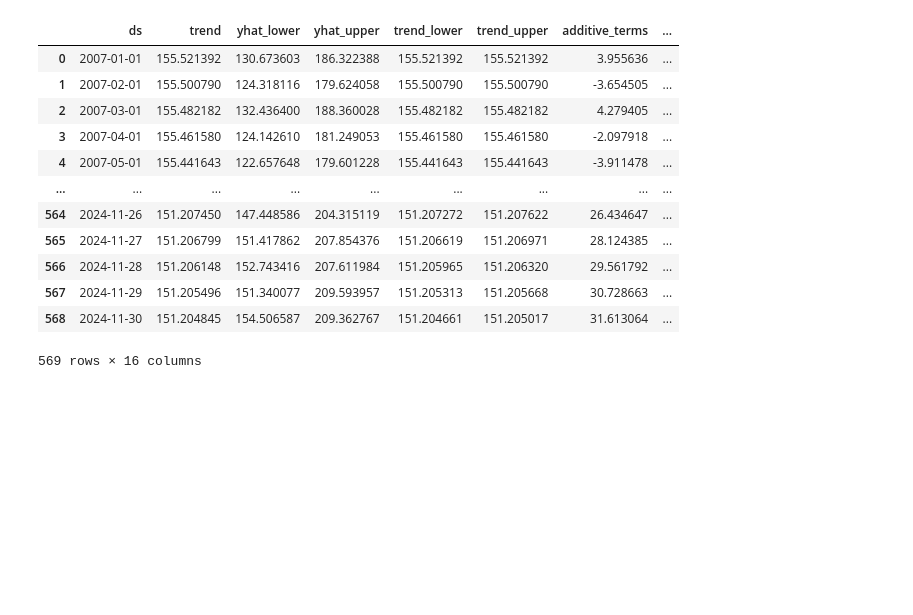
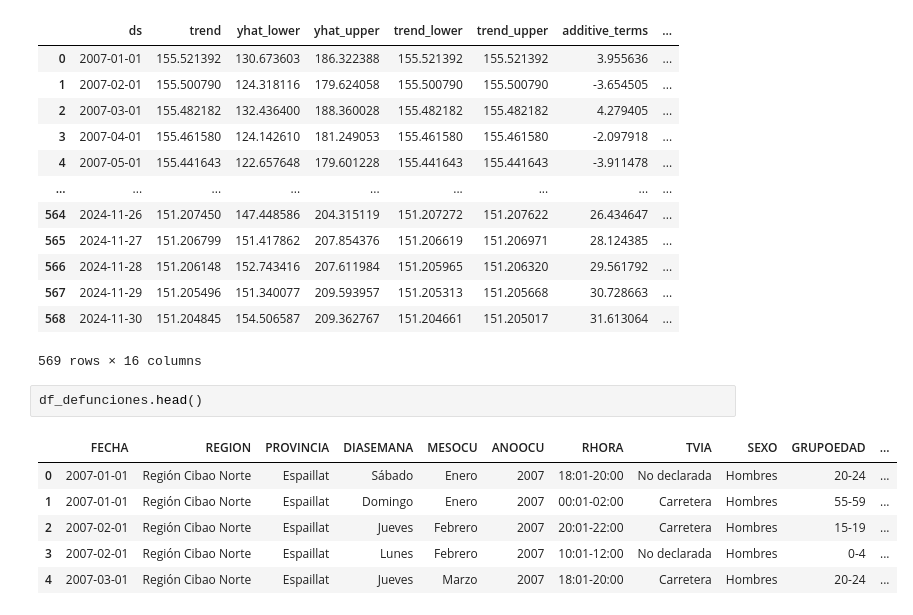
Before and after one commit to ngcarvajall/Accidentes_mortales_RD, a Jupyter notebook: Notebooks/Parque_vehicular.ipynb, the cells around one changed output. Saved outputs shown, nothing was run; the diff lists cells and outputs as text; blank space fills up the shorter version.

```diff
--- a/Notebooks/Parque_vehicular.ipynb
+++ b/Notebooks/Parque_vehicular.ipynb
@@ -1190,3 +1174,12 @@ m.predict(future)
 | 567 | 2024-11-29 | 151.205496 | 151.340077 | 209.593957 | 151.205313 | 151.205668 | 30.728663 | ... |
 | 568 | 2024-11-30 | 151.204845 | 154.506587 | 209.362767 | 151.204661 | 151.205017 | 31.613064 | ... |
 569 rows × 16 columns
+# %%
+df_defunciones.head()
+# %% [output]
+|  | FECHA | REGION | PROVINCIA | DIASEMANA | MESOCU | ANOOCU | RHORA | TVIA | SEXO | GRUPOEDAD | ... |
+| 0 | 2007-01-01 | Región Cibao Norte | Espaillat | Sábado | Enero | 2007 | 18:01-20:00 | No declarada | Hombres | 20-24 | ... |
+| 1 | 2007-01-01 | Región Cibao Norte | Espaillat | Domingo | Enero | 2007 | 00:01-02:00 | Carretera | Hombres | 55-59 | ... |
+| 2 | 2007-02-01 | Región Cibao Norte | Espaillat | Jueves | Febrero | 2007 | 20:01-22:00 | Carretera | Hombres | 15-19 | ... |
+| 3 | 2007-02-01 | Región Cibao Norte | Espaillat | Lunes | Febrero | 2007 | 10:01-12:00 | No declarada | Hombres | 0-4 | ... |
+| 4 | 2007-03-01 | Región Cibao Norte | Espaillat | Jueves | Marzo | 2007 | 18:01-20:00 | Carretera | Hombres | 20-24 | ... |
```
Also changed, not shown: parts of 4 cells of this notebook, 2 other files.
